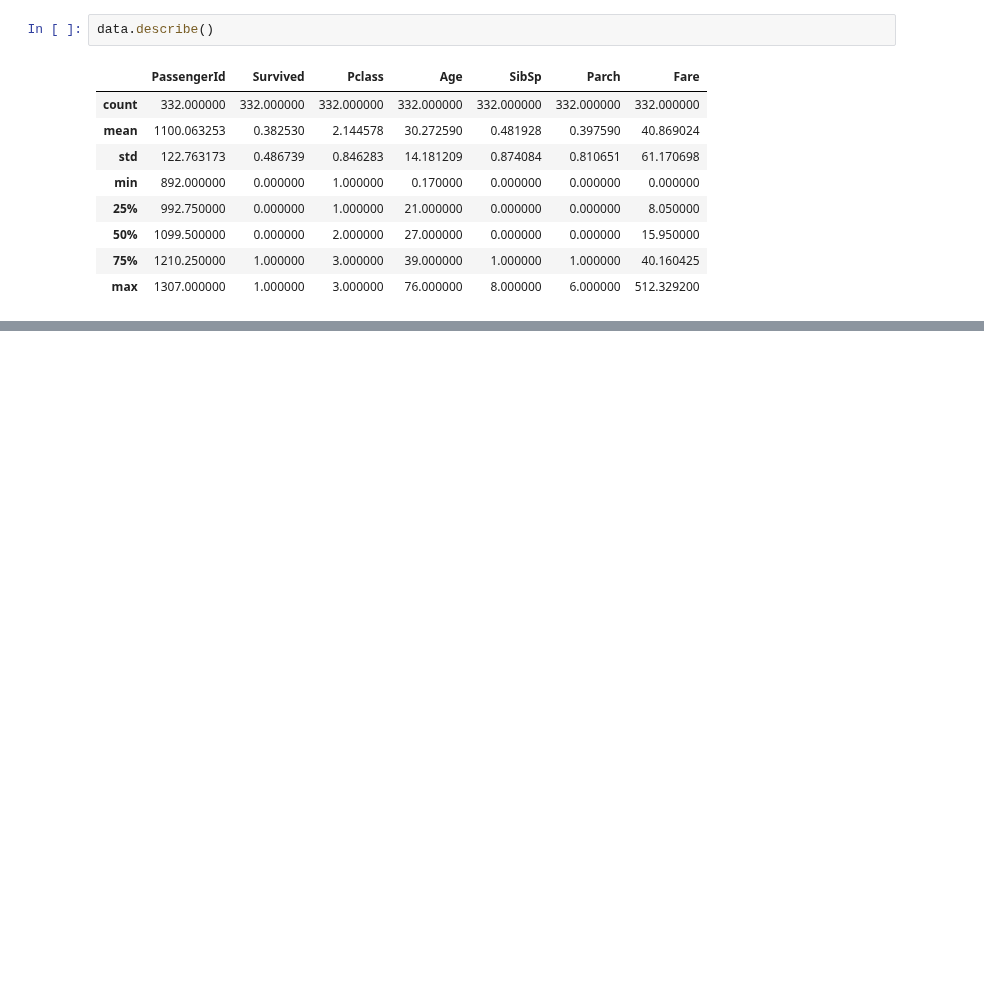
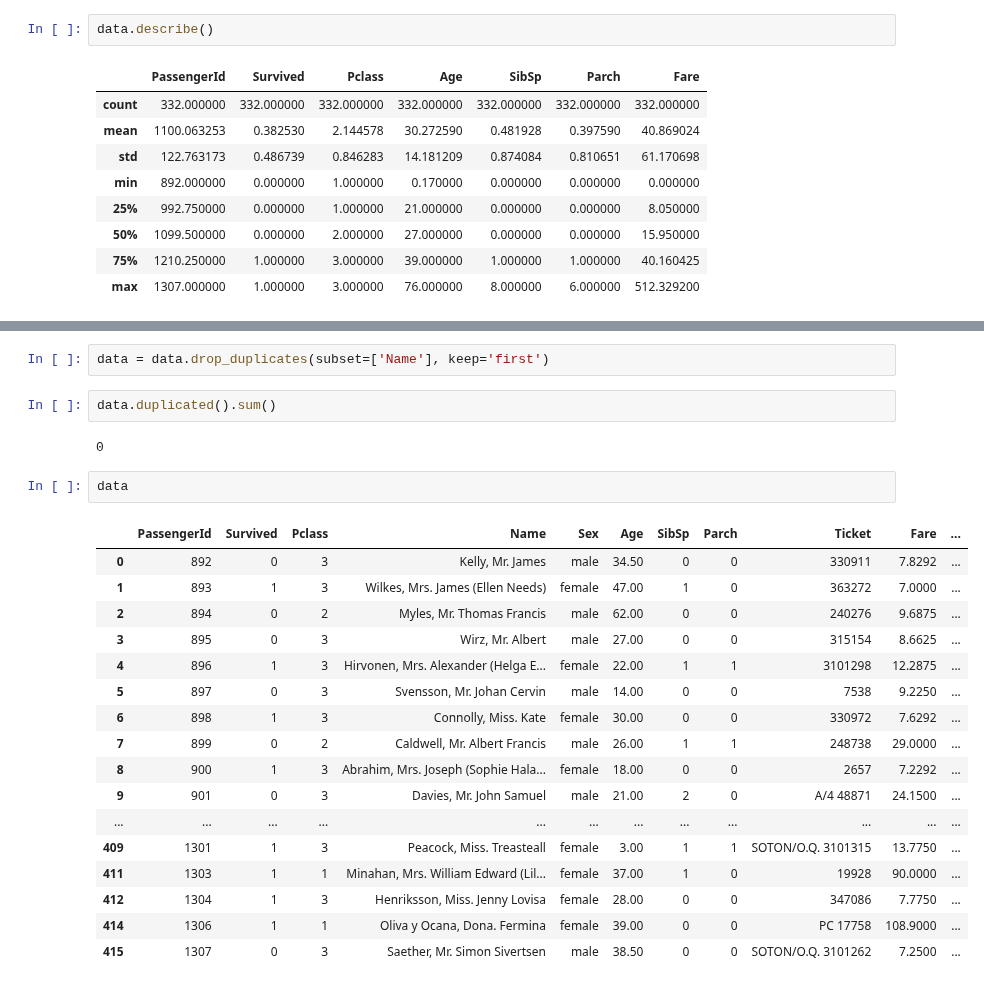
Before and after one commit to KeneanDita/Exploratory-Data-Analysis-EDA-, a Jupyter notebook: titanic_eda.ipynb, the cells around one changed output, grey strips where cells are left out. Saved outputs shown, nothing was run; the diff lists cells and outputs as text; blank space fills up the shorter version.

```diff
--- a/titanic_eda.ipynb
+++ b/titanic_eda.ipynb
@@ -120,0 +119,26 @@ ValueError: could not convert string to float: 'Kelly, Mr. James'
+# %%
+data = data.drop_duplicates(subset=['Name'], keep='first')
+# %%
+data.duplicated().sum()
+# %% [output]
+0
+# %%
+data
+# %% [output]
+|  | PassengerId | Survived | Pclass | Name | Sex | Age | SibSp | Parch | Ticket | Fare | ... |
+| 0 | 892 | 0 | 3 | Kelly, Mr. James | male | 34.50 | 0 | 0 | 330911 | 7.8292 | ... |
+| 1 | 893 | 1 | 3 | Wilkes, Mrs. James (Ellen Needs) | female | 47.00 | 1 | 0 | 363272 | 7.0000 | ... |
+| 2 | 894 | 0 | 2 | Myles, Mr. Thomas Francis | male | 62.00 | 0 | 0 | 240276 | 9.6875 | ... |
+| 3 | 895 | 0 | 3 | Wirz, Mr. Albert | male | 27.00 | 0 | 0 | 315154 | 8.6625 | ... |
+| 4 | 896 | 1 | 3 | Hirvonen, Mrs. Alexander (Helga E... | female | 22.00 | 1 | 1 | 3101298 | 12.2875 | ... |
+| 5 | 897 | 0 | 3 | Svensson, Mr. Johan Cervin | male | 14.00 | 0 | 0 | 7538 | 9.2250 | ... |
+| 6 | 898 | 1 | 3 | Connolly, Miss. Kate | female | 30.00 | 0 | 0 | 330972 | 7.6292 | ... |
+| 7 | 899 | 0 | 2 | Caldwell, Mr. Albert Francis | male | 26.00 | 1 | 1 | 248738 | 29.0000 | ... |
+| 8 | 900 | 1 | 3 | Abrahim, Mrs. Joseph (Sophie Hala... | female | 18.00 | 0 | 0 | 2657 | 7.2292 | ... |
+| 9 | 901 | 0 | 3 | Davies, Mr. John Samuel | male | 21.00 | 2 | 0 | A/4 48871 | 24.1500 | ... |
+| ... | ... | ... | ... | ... | ... | ... | ... | ... | ... | ... | ... |
+| 409 | 1301 | 1 | 3 | Peacock, Miss. Treasteall | female | 3.00 | 1 | 1 | SOTON/O.Q. 3101315 | 13.7750 | ... |
+| 411 | 1303 | 1 | 1 | Minahan, Mrs. William Edward (Lil... | female | 37.00 | 1 | 0 | 19928 | 90.0000 | ... |
+| 412 | 1304 | 1 | 3 | Henriksson, Miss. Jenny Lovisa | female | 28.00 | 0 | 0 | 347086 | 7.7750 | ... |
+| 414 | 1306 | 1 | 1 | Oliva y Ocana, Dona. Fermina | female | 39.00 | 0 | 0 | PC 17758 | 108.9000 | ... |
+| 415 | 1307 | 0 | 3 | Saether, Mr. Simon Sivertsen | male | 38.50 | 0 | 0 | SOTON/O.Q. 3101262 | 7.2500 | ... |
```
Also changed, not shown: parts of 1 cell of this notebook, 1 other file.
